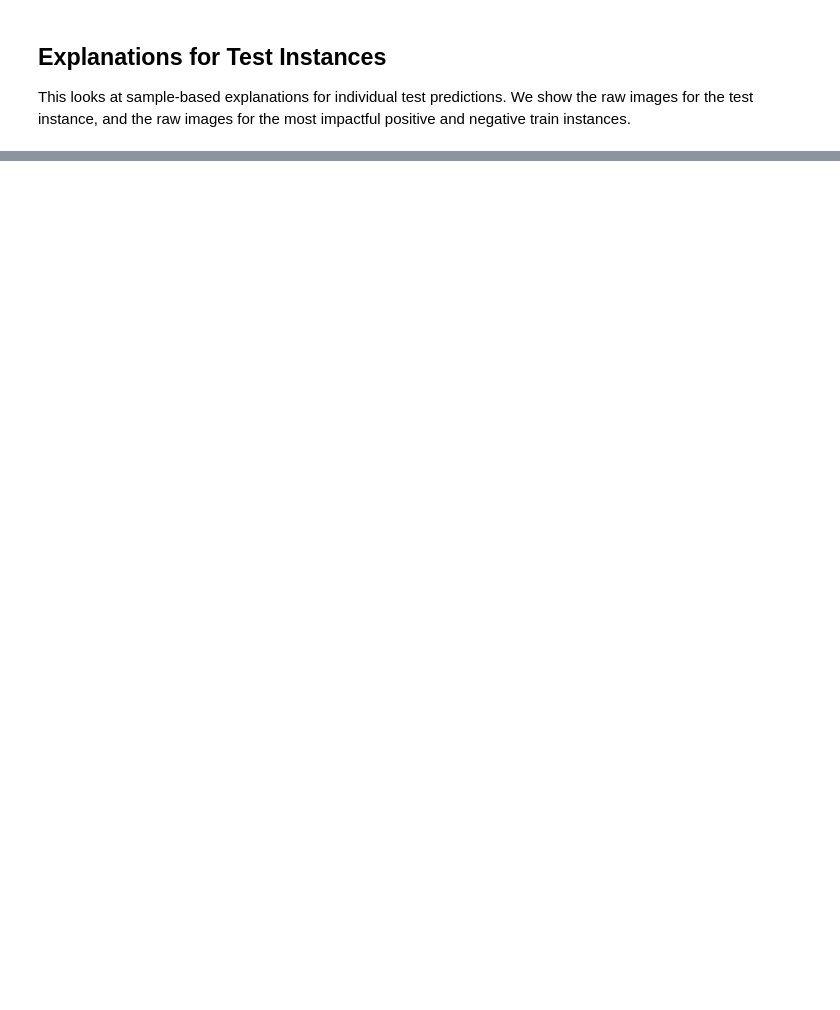
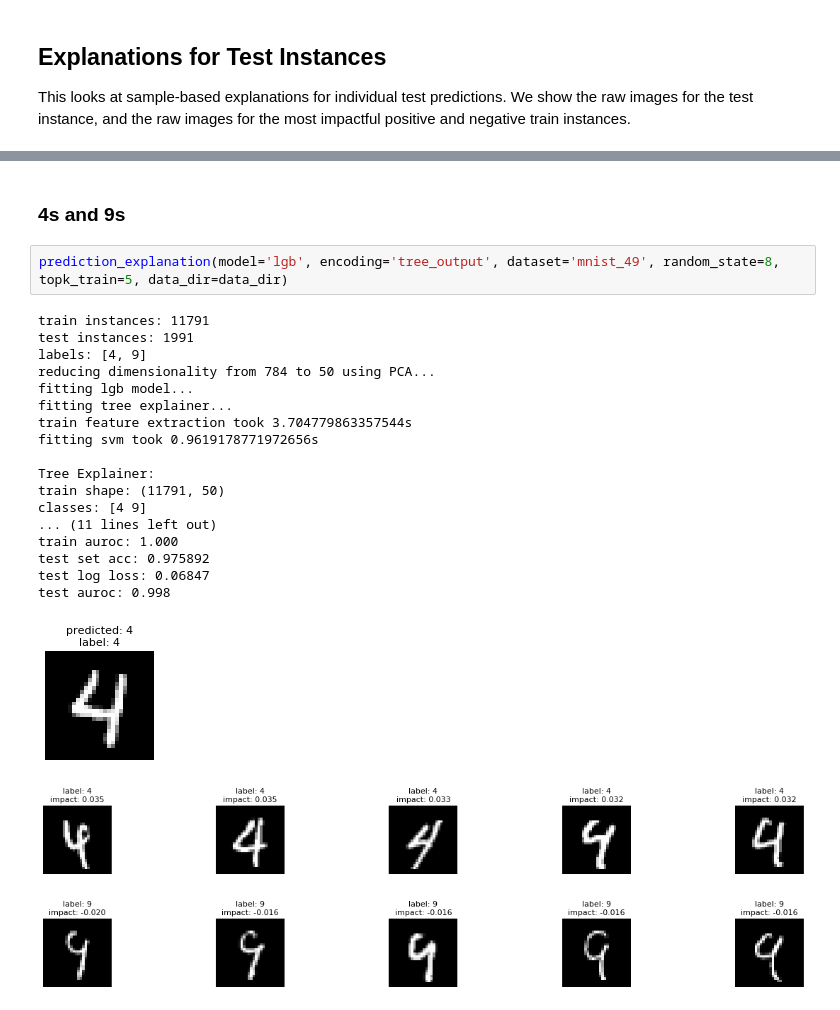
Before and after one commit to jjbrophy47/trex, a Jupyter notebook: experiments/notebooks/explanation_mnist.ipynb, the cells around one changed output, grey strips where cells are left out. Saved outputs shown, nothing was run; the diff lists cells and outputs as text; blank space fills up the shorter version.

```diff
--- a/experiments/notebooks/explanation_mnist.ipynb
+++ b/experiments/notebooks/explanation_mnist.ipynb
@@ -62,0 +110,25 @@ computing impact from train instances took 0.0024709701538085938s
+# %% [markdown]
+### 4s and 9s
+# %%
+prediction_explanation(model='lgb', encoding='tree_output', dataset='mnist_49', random_state=8, topk_train=5, data_dir=data_dir)
+# %% [output]
+train instances: 11791
+test instances: 1991
+labels: [4, 9]
+reducing dimensionality from 784 to 50 using PCA...
+fitting lgb model...
+fitting tree explainer...
+train feature extraction took 3.704779863357544s
+fitting svm took 0.9619178771972656s
+
+Tree Explainer:
+train shape: (11791, 50)
+classes: [4 9]
+... (11 lines left out)
+train auroc: 1.000
+test set acc: 0.975892
+test log loss: 0.06847
+test auroc: 0.998
+[figure, added]
+[figure, added]
+[figure, added]
```
Also changed, not shown: parts of 8 cells of this notebook, 3 other files.
